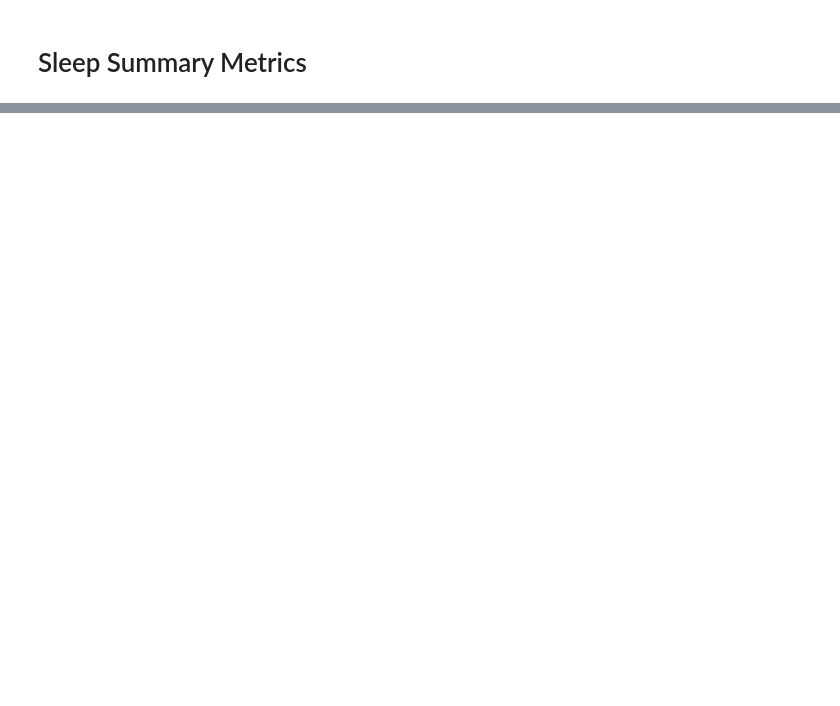
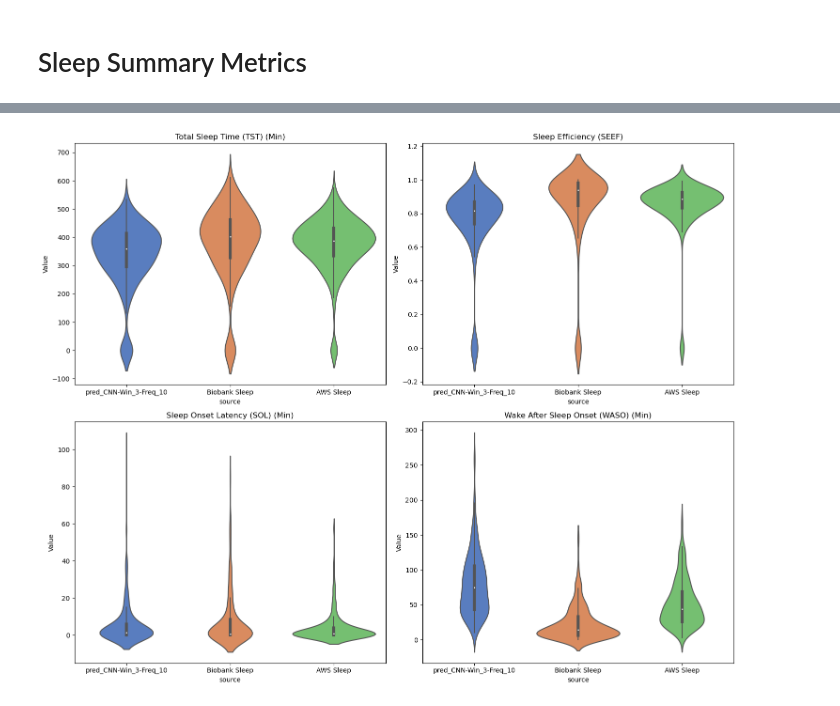
Before and after one commit to MiladShahidi/AX3-Sleep-Wake, a Jupyter notebook: metrics.ipynb, the cells around one changed output, grey strips where cells are left out. Cells and saved outputs as stored; diff of their text form; code cells hidden in the pictures; blank space fills up the shorter version.

```diff
--- a/metrics.ipynb
+++ b/metrics.ipynb
@@ -10,7 +10,8 @@ from utils.data_utils import read_sleep_dairies_v2
 # %%
 merged_sources_path = 'Results/merged_indicators'
 label = 'AWS Sleep'
-models = ['pred_PSG-CNN', 'Biobank Sleep']
+pred_col_name = 'pred_CNN-Win_3-Freq_10'
+models = [pred_col_name, 'Biobank Sleep']
 sleep_diaries_path = 'data/Sleep diaries'
 diaries_df = read_sleep_dairies_v2(sleep_diaries_path, include_naps=False)
 
@@ -26,7 +27,7 @@ for id in config['subject_ids']:
     preds_df.insert(0, 'subject_id', id)
 
     # df['pred_AWS-CNN'] = filter_sleep_series(df['pred_AWS-CNN'])
-    # df['pred_PSG-CNN'] = filter_sleep_series(df['pred_PSG-CNN'])
+    # df[pred_col_name] = filter_sleep_series(df[pred_col_name])
 
     # Here we mark the epochs between sleep start and sleep end as recorded in sleep diary
     # This is how it's done:
@@ -338,7 +247,7 @@ valid_data_fltr = (preds_df['epoch_ts'].between(preds_df['start_timestamp'], pre
 preds_df = preds_df[valid_data_fltr].drop('lab_day_start', axis=1)
 
 # Now calculating the metrics
-source_cols = ['pred_PSG-CNN', 'Biobank Sleep', 'AWS Sleep']
+source_cols = [pred_col_name, 'Biobank Sleep', 'AWS Sleep']
 metrics_df = pd.DataFrame()
 for source in source_cols:
     # source_metrics_df = calculate_sleep_summary_metrics(preds_df, source_col_name=source)
@@ -348,6 +257,6 @@ for source in source_cols:
     source_metrics_df.insert(0, 'source', source)
     metrics_df = pd.concat([metrics_df, source_metrics_df])
 
-# metrics_df.to_excel('sleep_metrics.xlsx', index=False)
+metrics_df.to_excel('sleep_metrics.xlsx', index=False)
 # %%
 metrics_df.drop(['subject_id', 'sleep_episode_id'], axis=1).groupby('source').agg(['mean', 'std']).round(2)
@@ -368,0 +748,39 @@ metrics_df.drop(['subject_id', 'sleep_episode_id'], axis=1).groupby('source').ag
+# %%
+import seaborn as sns
+import matplotlib.pyplot as plt
+
+
+# Filter out columns for plotting
+columns_to_keep = ['source', 'TST (Min)', 'SEEF', 'SOL (Min)', 'WASO (Min)']
+plot_df = metrics_df[columns_to_keep]
+
+# Melt the dataframe for seaborn plotting
+plot_df_melted = pd.melt(plot_df, id_vars=['source'], var_name='Metric', value_name='Value')
+
+# Define function to create violin plots
+def create_violin_plots():
+    fig, axs = plt.subplots(2, 2, figsize=(15, 12))
+
+    # Plot 1: TST (Min)
+    sns.violinplot(x='source', y='Value', data=plot_df_melted[plot_df_melted['Metric'] == 'TST (Min)'], ax=axs[0, 0], palette="muted")
+    axs[0, 0].set_title('Total Sleep Time (TST) (Min)')
+
+    # Plot 2: SEEF
+    sns.violinplot(x='source', y='Value', data=plot_df_melted[plot_df_melted['Metric'] == 'SEEF'], ax=axs[0, 1], palette="muted")
+    axs[0, 1].set_title('Sleep Efficiency (SEEF)')
+
+    # Plot 3: SOL (Min)
+    sns.violinplot(x='source', y='Value', data=plot_df_melted[plot_df_melted['Metric'] == 'SOL (Min)'], ax=axs[1, 0], palette="muted")
+    axs[1, 0].set_title('Sleep Onset Latency (SOL) (Min)')
+
+    # Plot 4: WASO (Min)
+    sns.violinplot(x='source', y='Value', data=plot_df_melted[plot_df_melted['Metric'] == 'WASO (Min)'], ax=axs[1, 1], palette="muted")
+    axs[1, 1].set_title('Wake After Sleep Onset (WASO) (Min)')
+
+    plt.tight_layout()
+    plt.show()
+
+# Create the violin plots
+create_violin_plots()
+# %% [output]
+[figure, added]
```
Also changed, not shown: parts of 24 cells of this notebook, 13 other files.
